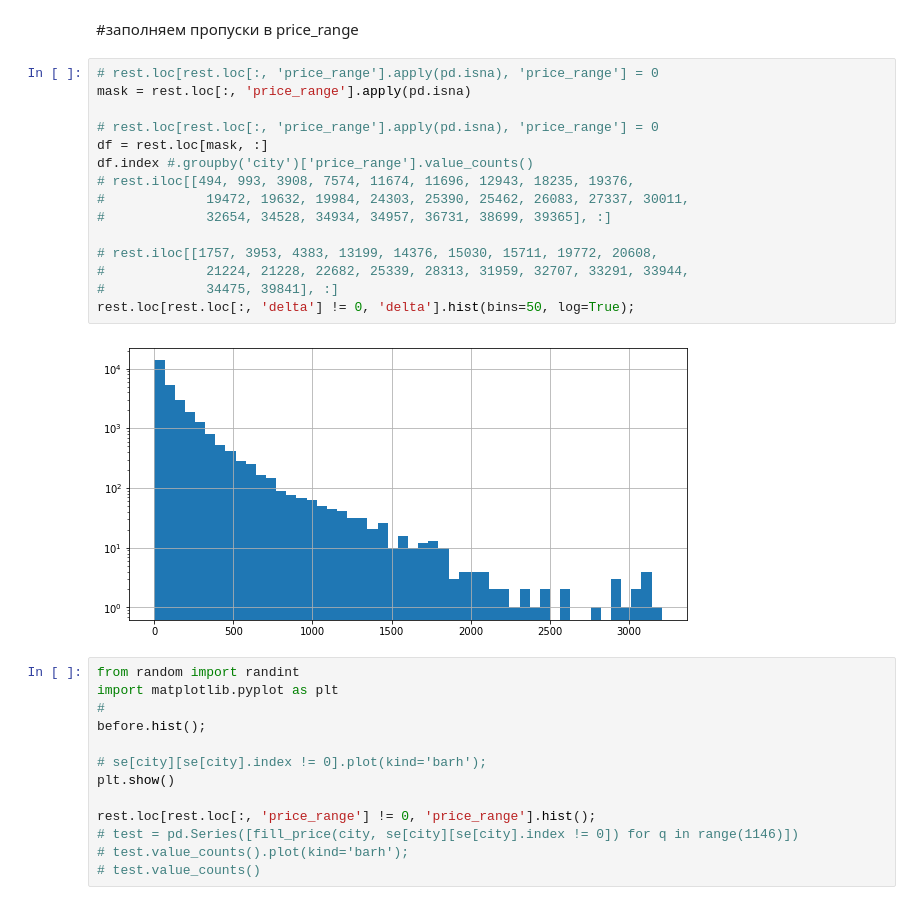
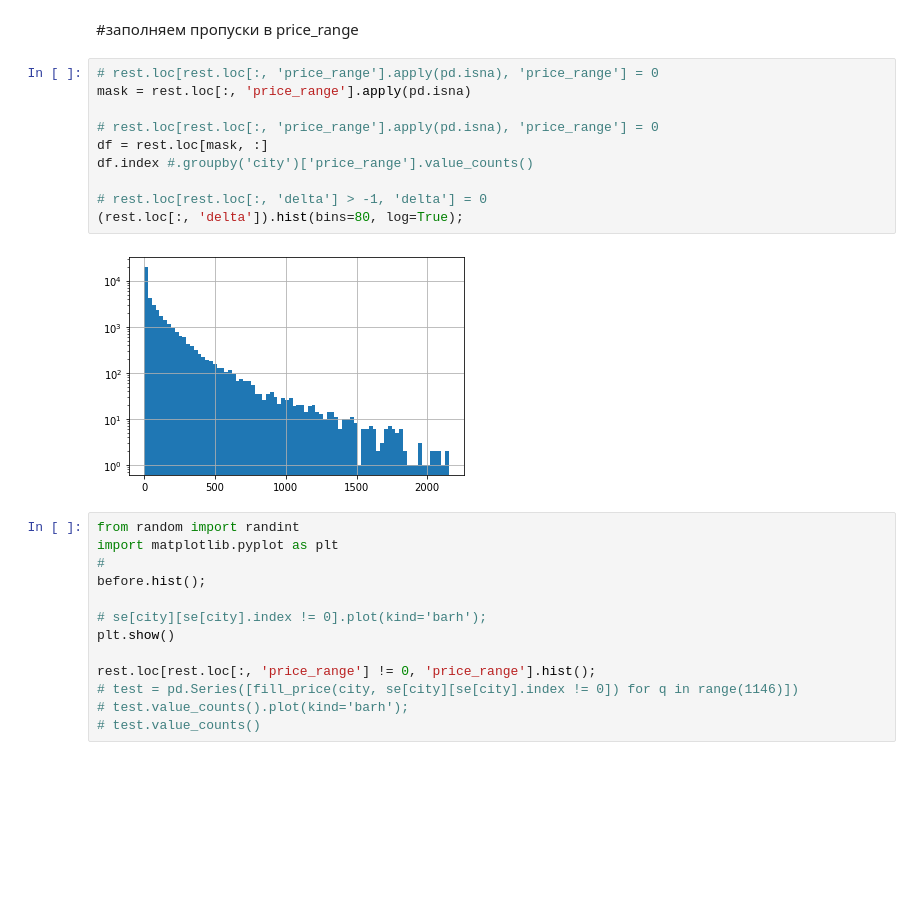
Before and after one commit to akitim/SkillFactory_projects, a Jupyter notebook: Проект_3_О_вкусной_и_здоровой_пище.ipynb, the cells around one changed output. Saved outputs shown, nothing was run; the diff lists cells and outputs as text; blank space fills up the shorter version.

```diff
--- a/Проект_3_О_вкусной_и_здоровой_пище.ipynb
+++ b/Проект_3_О_вкусной_и_здоровой_пище.ipynb
@@ -242,20 +267,15 @@ distr = rest.groupby('city')['price_range'].value_counts()
 # %%
 # rest.loc[rest.loc[:, 'price_range'].apply(pd.isna), 'price_range'] = 0
 mask = rest.loc[:, 'price_range'].apply(pd.isna)
 
 # rest.loc[rest.loc[:, 'price_range'].apply(pd.isna), 'price_range'] = 0
 df = rest.loc[mask, :]
 df.index #.groupby('city')['price_range'].value_counts()
-# rest.iloc[[494, 993, 3908, 7574, 11674, 11696, 12943, 18235, 19376,
-#             19472, 19632, 19984, 24303, 25390, 25462, 26083, 27337, 30011,
-#             32654, 34528, 34934, 34957, 36731, 38699, 39365], :]
 
-# rest.iloc[[1757, 3953, 4383, 13199, 14376, 15030, 15711, 19772, 20608,
-#             21224, 21228, 22682, 25339, 28313, 31959, 32707, 33291, 33944,
-#             34475, 39841], :]
-rest.loc[rest.loc[:, 'delta'] != 0, 'delta'].hist(bins=50, log=True);
+# rest.loc[rest.loc[:, 'delta'] > -1, 'delta'] = 0
+(rest.loc[:, 'delta']).hist(bins=80, log=True);
 # %% [output]
-[figure, old version]
+[figure, new version]
 # %%
 from random import randint
 import matplotlib.pyplot as plt
```
Also changed, not shown: parts of 6 cells of this notebook.
